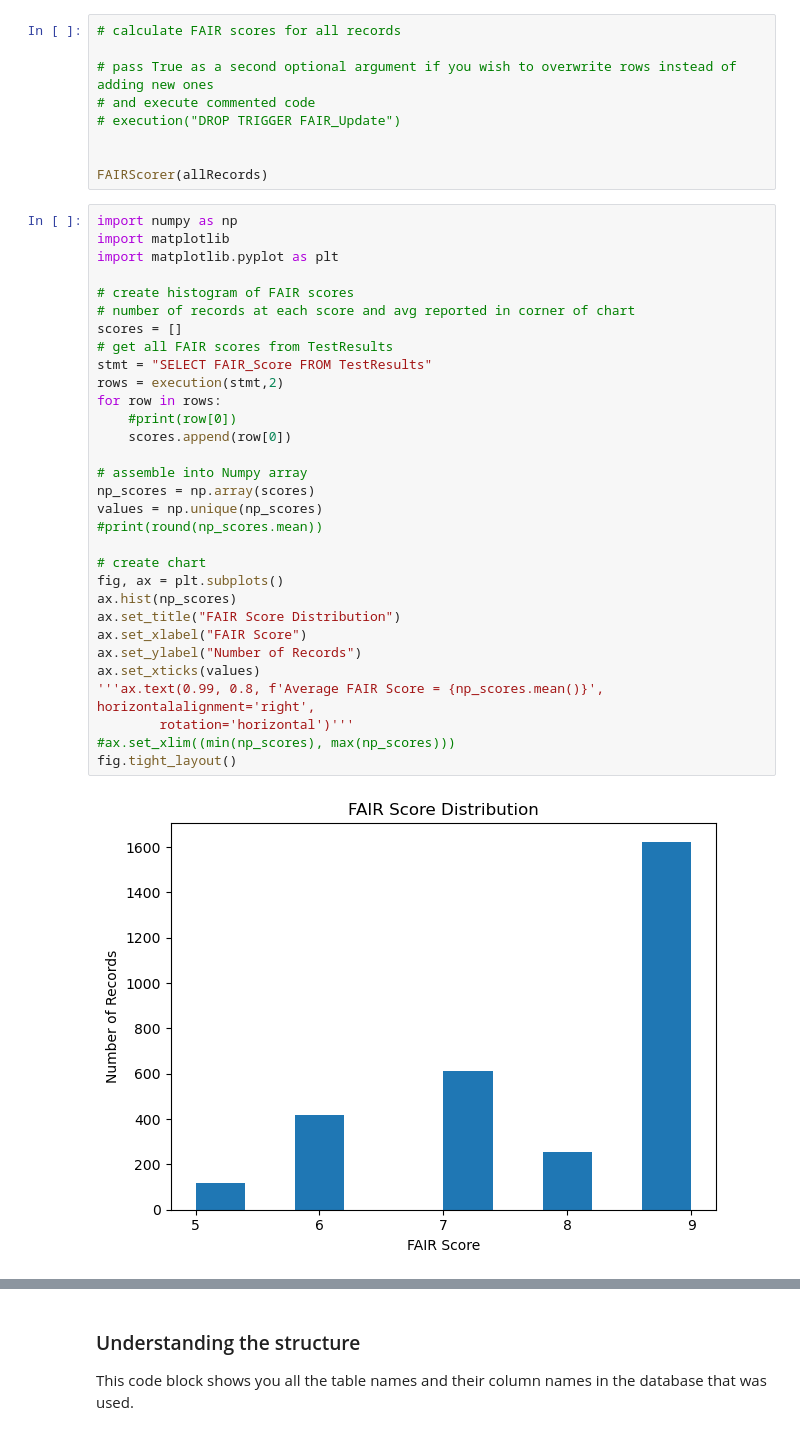
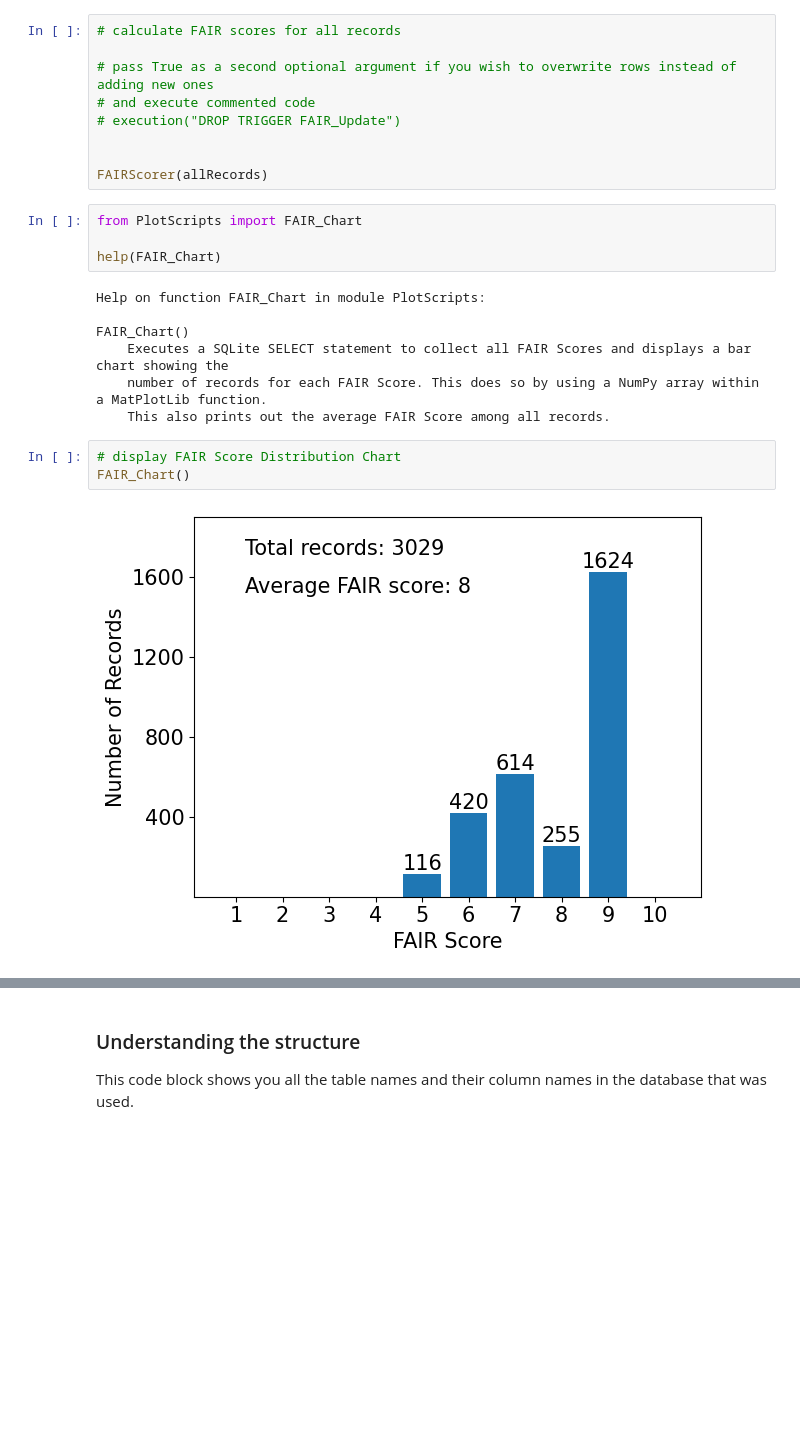
Before and after one commit to Kurokio/HDRL-Internship-2024, a Jupyter notebook: HowToUse.ipynb, the cells around one changed output, grey strips where cells are left out. Saved outputs shown, nothing was run; the diff lists cells and outputs as text; blank space fills up the shorter version.

```diff
--- a/HowToUse.ipynb
+++ b/HowToUse.ipynb
@@ -162,39 +168,22 @@ FAIRScorer(records, first)
 
 
 FAIRScorer(allRecords)
+# %%
+from PlotScripts import FAIR_Chart
+
+help(FAIR_Chart)
+# %% [output]
+Help on function FAIR_Chart in module PlotScripts:
+
+FAIR_Chart()
+    Executes a SQLite SELECT statement to collect all FAIR Scores and displays a bar chart showing the
+    number of records for each FAIR Score. This does so by using a NumPy array within a MatPlotLib function.
+    This also prints out the average FAIR Score among all records.
 # %%
-import numpy as np
-import matplotlib
-import matplotlib.pyplot as plt
-
-# create histogram of FAIR scores
-# number of records at each score and avg reported in corner of chart
-scores = []
-# get all FAIR scores from TestResults
-stmt = "SELECT FAIR_Score FROM TestResults"
-rows = execution(stmt,2)
-for row in rows:
-    #print(row[0])
-    scores.append(row[0])
-
-# assemble into Numpy array
-np_scores = np.array(scores)
-values = np.unique(np_scores)
-#print(round(np_scores.mean))
-
-# create chart
-fig, ax = plt.subplots()
-ax.hist(np_scores)
-ax.set_title("FAIR Score Distribution")
-ax.set_xlabel("FAIR Score")
-ax.set_ylabel("Number of Records")
-ax.set_xticks(values)
-'''ax.text(0.99, 0.8, f'Average FAIR Score = {np_scores.mean()}', horizontalalignment='right',
-        rotation='horizontal')'''
-#ax.set_xlim((min(np_scores), max(np_scores)))
-fig.tight_layout()
+# display FAIR Score Distribution Chart
+FAIR_Chart()
 # %% [output]
-[figure, old version]
+[figure, new version]
 # %% [markdown]
 ## How to do your own queries
 This section gives examples of how to query the database for row specific and column specific queries. Also provided are brief explanations of some of the SQLite syntax and also an example of a complex query for both categories. <br>
```
Also changed, not shown: parts of 9 cells of this notebook.
